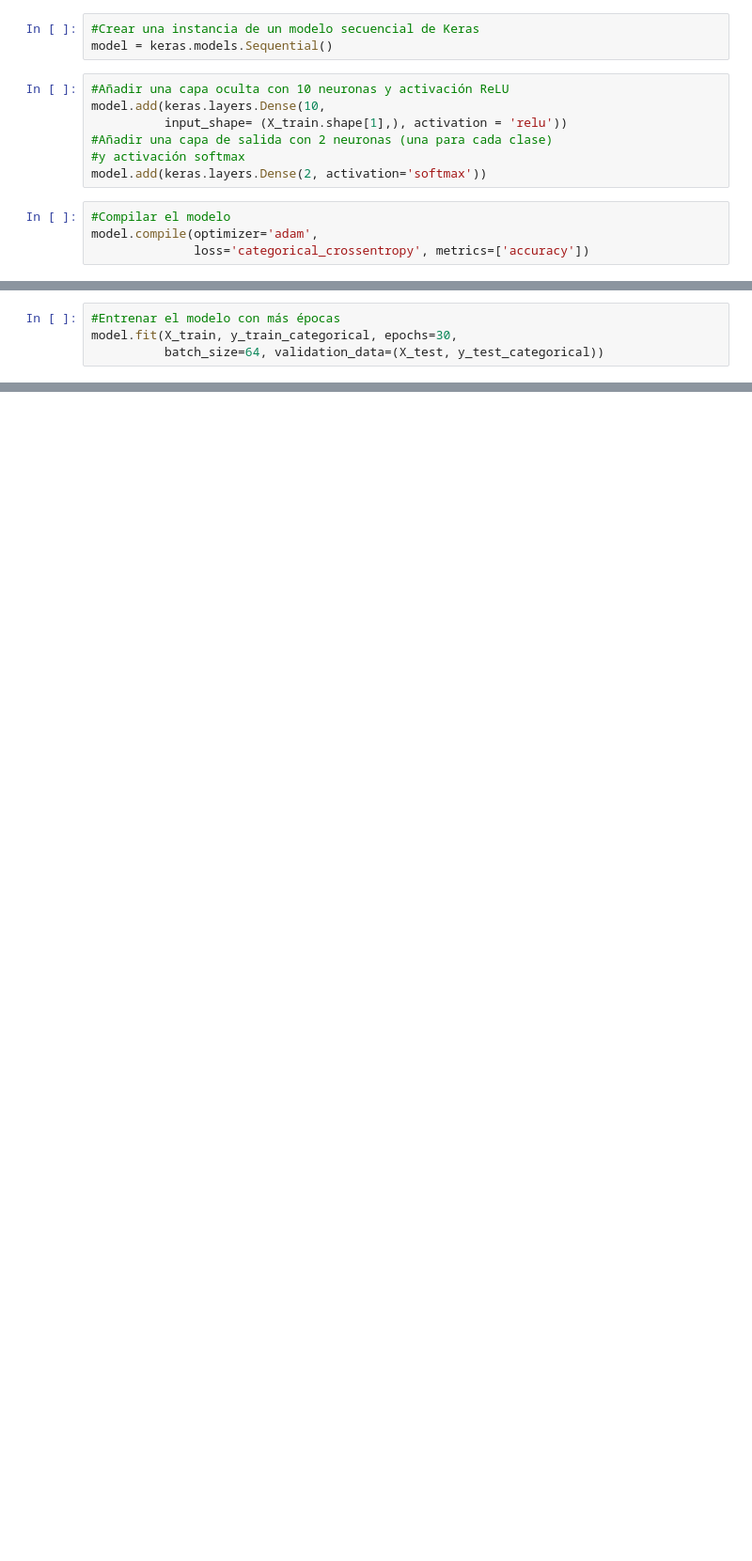
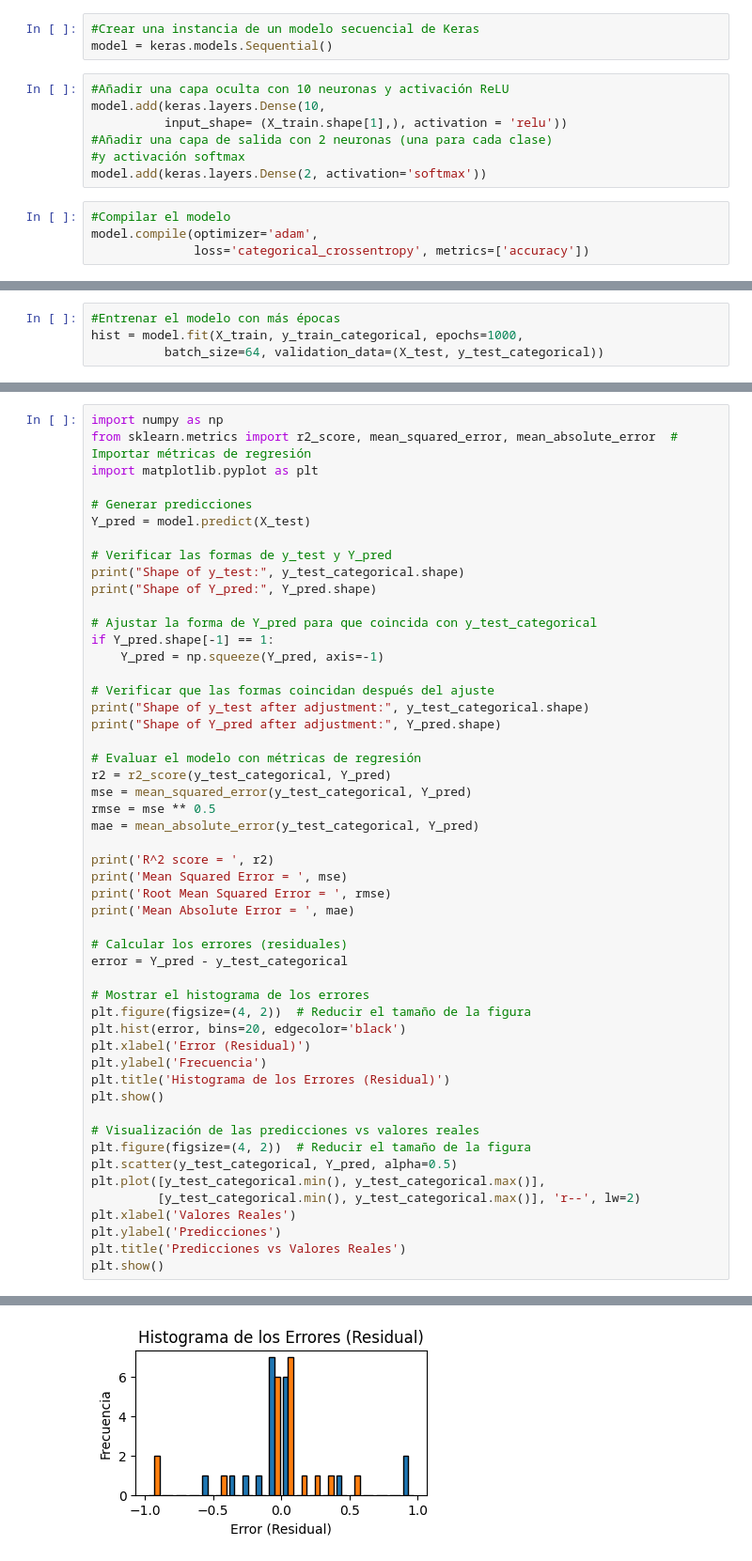
Before and after one commit to omoranav/Talento_Tech, a Jupyter notebook: Actividad_3_Ejercicio_práctico_red_neuronal_Keras.ipynb, the cells around one changed output, grey strips where cells are left out. Shown at 94% size. Cells and saved outputs as stored; diff of their text form; blank space fills up the shorter version.

```diff
--- a/Actividad_3_Ejercicio_práctico_red_neuronal_Keras.ipynb
+++ b/Actividad_3_Ejercicio_práctico_red_neuronal_Keras.ipynb
@@ -68,5 +118,5 @@ Precisión en el conjunto de prueba: 0.550000011920929
 # %%
 #Entrenar el modelo con más épocas
-model.fit(X_train, y_train_categorical, epochs=30,
+hist = model.fit(X_train, y_train_categorical, epochs=1000,
           batch_size=64, validation_data=(X_test, y_test_categorical))
 # %% [output]
@@ -102,0 +152,52 @@ Precisión en el conjunto de prueba: 0.8999999761581421
+# %%
+import numpy as np
+from sklearn.metrics import r2_score, mean_squared_error, mean_absolute_error  # Importar métricas de regresión
+import matplotlib.pyplot as plt
+
+# Generar predicciones
+Y_pred = model.predict(X_test)
+
+# Verificar las formas de y_test y Y_pred
+print("Shape of y_test:", y_test_categorical.shape)
+print("Shape of Y_pred:", Y_pred.shape)
+
+# Ajustar la forma de Y_pred para que coincida con y_test_categorical
+if Y_pred.shape[-1] == 1:
+    Y_pred = np.squeeze(Y_pred, axis=-1)
+
+# Verificar que las formas coincidan después del ajuste
+print("Shape of y_test after adjustment:", y_test_categorical.shape)
+print("Shape of Y_pred after adjustment:", Y_pred.shape)
+
+# Evaluar el modelo con métricas de regresión
+r2 = r2_score(y_test_categorical, Y_pred)
+mse = mean_squared_error(y_test_categorical, Y_pred)
+rmse = mse ** 0.5
+mae = mean_absolute_error(y_test_categorical, Y_pred)
+
+print('R^2 score = ', r2)
+print('Mean Squared Error = ', mse)
+print('Root Mean Squared Error = ', rmse)
+print('Mean Absolute Error = ', mae)
+
+# Calcular los errores (residuales)
+error = Y_pred - y_test_categorical
+
+# Mostrar el histograma de los errores
+plt.figure(figsize=(4, 2))  # Reducir el tamaño de la figura
+plt.hist(error, bins=20, edgecolor='black')
+plt.xlabel('Error (Residual)')
+plt.ylabel('Frecuencia')
+plt.title('Histograma de los Errores (Residual)')
+plt.show()
+
+# Visualización de las predicciones vs valores reales
+plt.figure(figsize=(4, 2))  # Reducir el tamaño de la figura
+plt.scatter(y_test_categorical, Y_pred, alpha=0.5)
+plt.plot([y_test_categorical.min(), y_test_categorical.max()],
+         [y_test_categorical.min(), y_test_categorical.max()], 'r--', lw=2)
+plt.xlabel('Valores Reales')
+plt.ylabel('Predicciones')
+plt.title('Predicciones vs Valores Reales')
+plt.show()
+# %% [output]
@@ -102,0 +213 @@ Precisión en el conjunto de prueba: 0.8999999761581421
+[figure, added]
```
Also changed, not shown: parts of 10 cells of this notebook, 2 other files.
